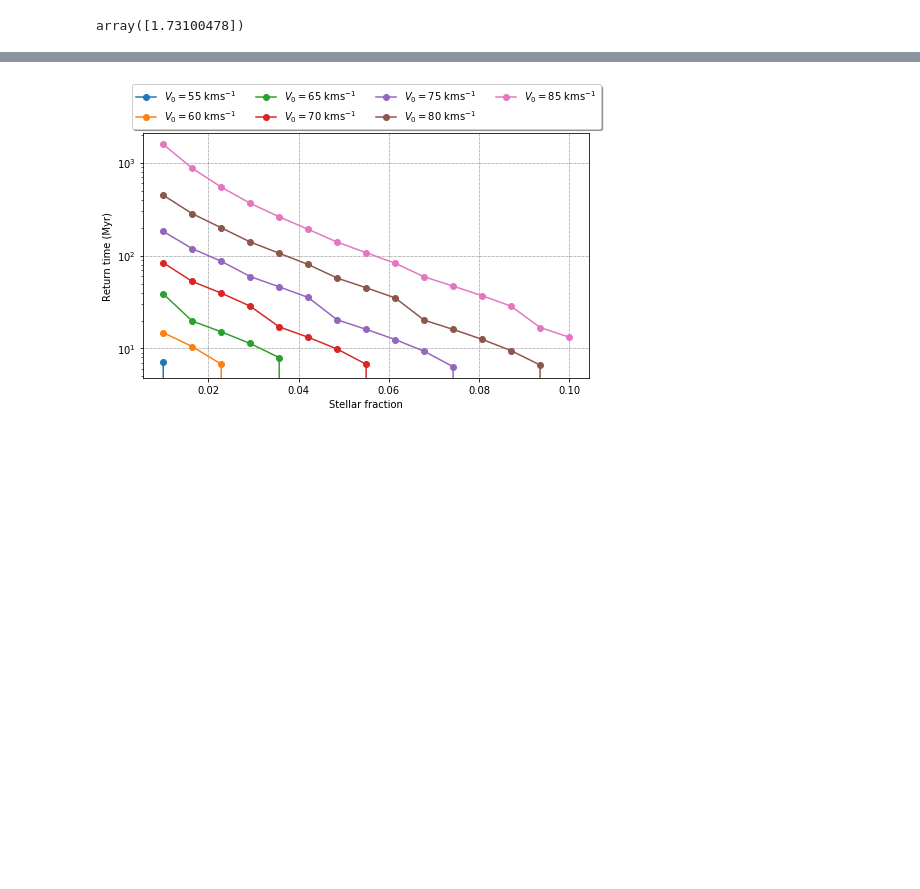
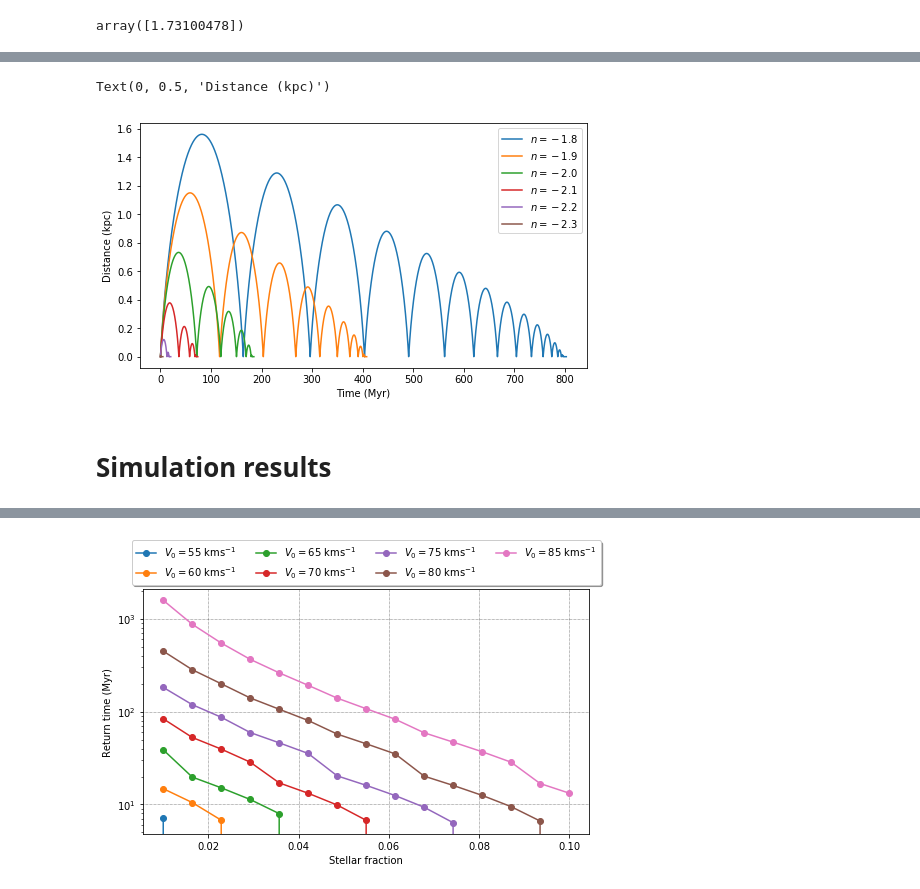
Before and after one commit to jsbarbosa/TesisFisica, a Jupyter notebook: Files/Week 6/Multiple.ipynb, the cells around one changed output, grey strips where cells are left out. Saved outputs shown, nothing was run; the diff lists cells and outputs as text; code cells hidden in the pictures; blank space fills up the shorter version.

```diff
--- a/Files/Week 6/Multiple.ipynb
+++ b/Files/Week 6/Multiple.ipynb
@@ -55 +106,13 @@ array([1.73100478])
+# %%
+fig, ax = plt.subplots(figsize = (8, 4.5))
+for i in range(len(powers)):
+    ax.plot(1000 * times[i], positions[i], label = "$n = %.1f$" % powers[i])
+ax.legend()
+ax.set_xlabel("Time (Myr)")
+ax.set_ylabel("Distance (kpc)")
+# %% [output]
+Text(0, 0.5, 'Distance (kpc)')
+[figure, added]
+# %% [markdown]
+# Simulation results
 # %%
```
Also changed, not shown: parts of 10 cells of this notebook, 17 other files.
